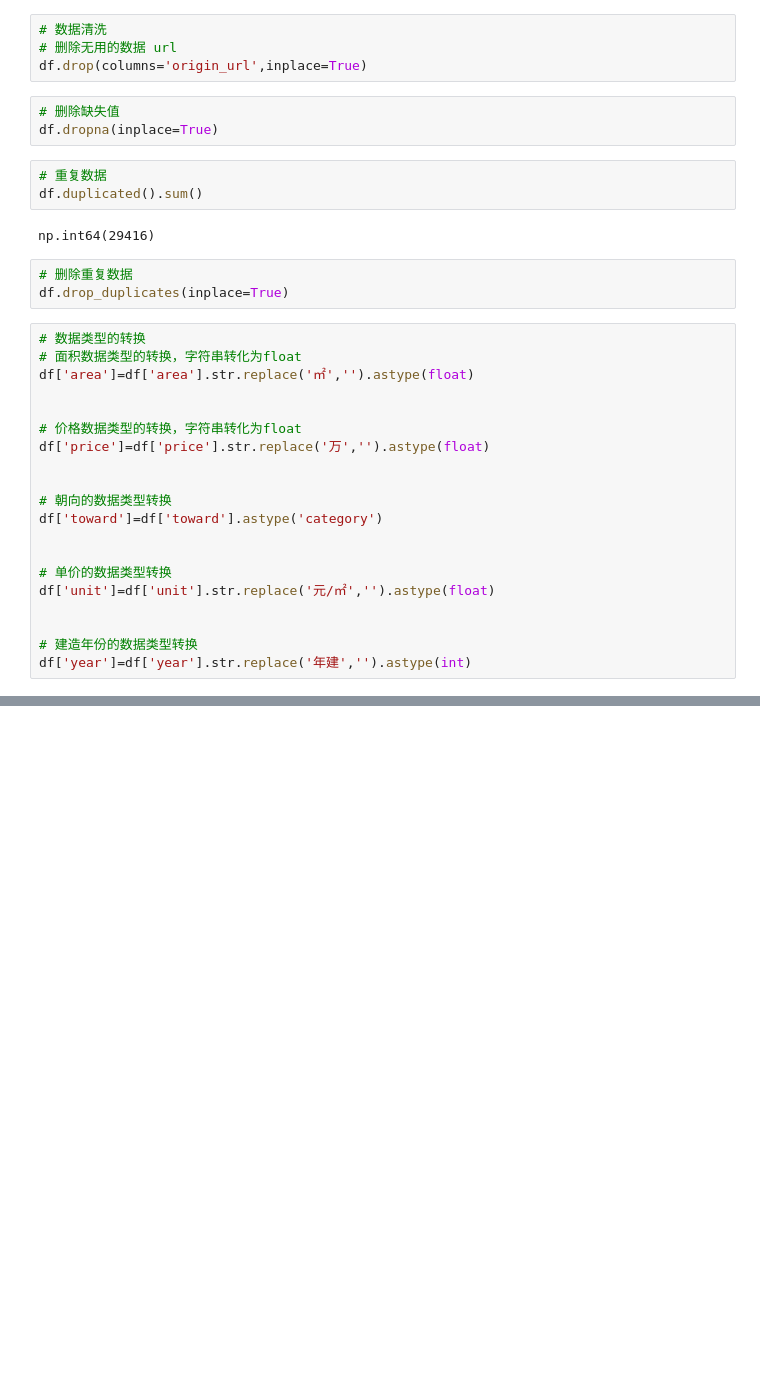
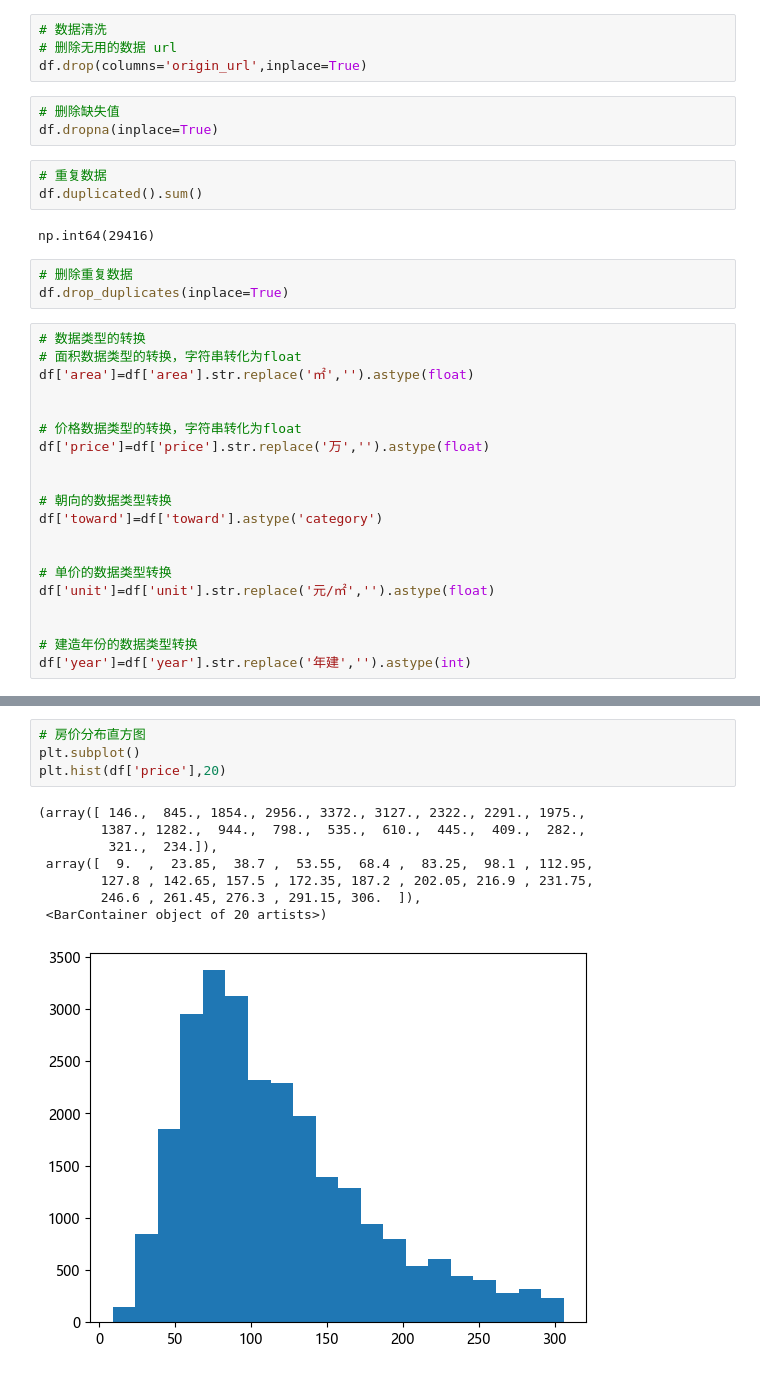
Before and after one commit to aonolee5-cmyk/notes, a Jupyter notebook: 6.房地厂市场分析.ipynb, the cells around one changed output, grey strips where cells are left out. Cells and saved outputs as stored; diff of their text form; blank space fills up the shorter version.

```diff
--- a/6.房地厂市场分析.ipynb
+++ b/6.房地厂市场分析.ipynb
@@ -88,0 +156,13 @@ df.head()
+# %%
+# 房价分布直方图
+plt.subplot()
+plt.hist(df['price'],20)
+# %% [output]
+(array([ 146.,  845., 1854., 2956., 3372., 3127., 2322., 2291., 1975.,
+        1387., 1282.,  944.,  798.,  535.,  610.,  445.,  409.,  282.,
+         321.,  234.]),
+ array([  9.  ,  23.85,  38.7 ,  53.55,  68.4 ,  83.25,  98.1 , 112.95,
+        127.8 , 142.65, 157.5 , 172.35, 187.2 , 202.05, 216.9 , 231.75,
+        246.6 , 261.45, 276.3 , 291.15, 306.  ]),
+ <BarContainer object of 20 artists>)
+[figure, added]
```
Also changed, not shown: parts of 11 cells of this notebook, 1 other file.
